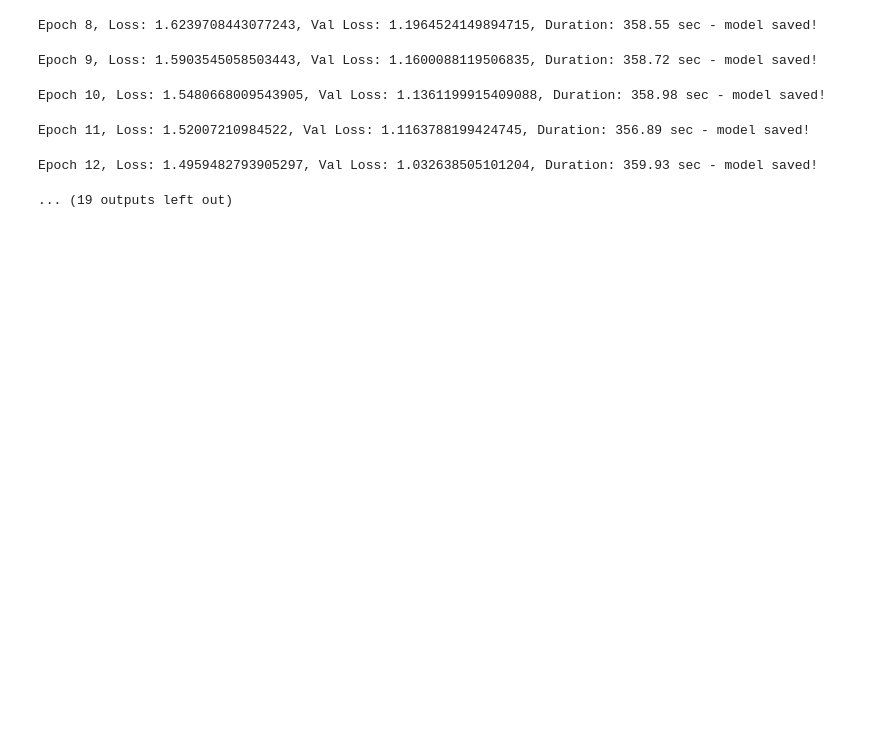
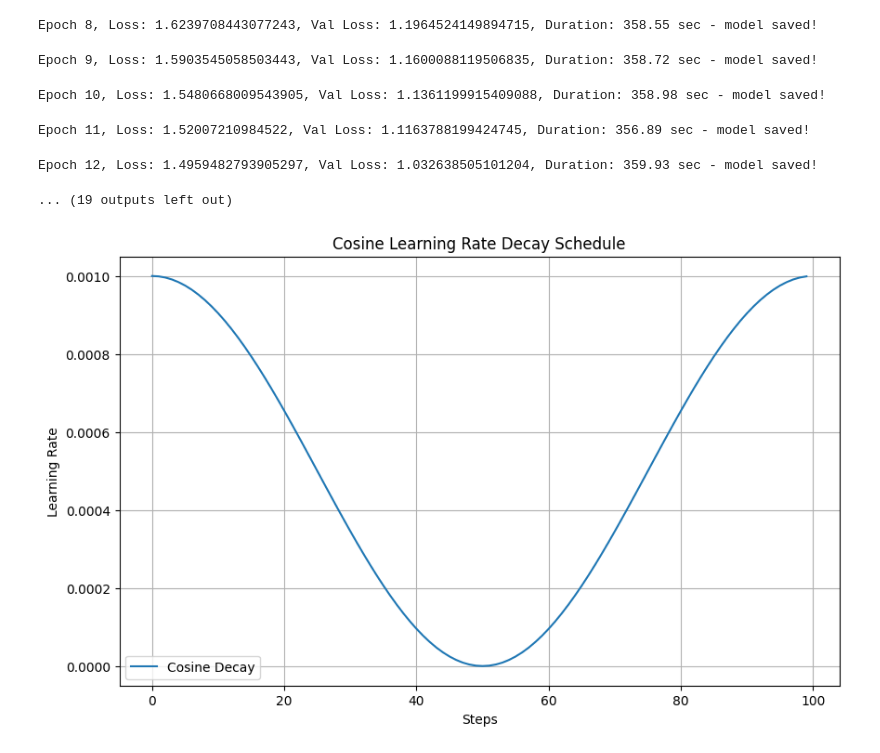
Before and after one commit to leadbreak/study, a Jupyter notebook: algorithm/03.ViT/vit.ipynb, the cells around one changed output. Cells and saved outputs as stored; diff of their text form; code cells hidden in the pictures; blank space fills up the shorter version.

```diff
--- a/algorithm/03.ViT/vit.ipynb
+++ b/algorithm/03.ViT/vit.ipynb
@@ -195,3 +195,40 @@ Epoch 10, Loss: 1.5480668009543905, Val Loss: 1.1361199915409088, Duration: 358.
 Epoch 11, Loss: 1.52007210984522, Val Loss: 1.1163788199424745, Duration: 356.89 sec - model saved!
 Epoch 12, Loss: 1.4959482793905297, Val Loss: 1.032638505101204, Duration: 359.93 sec - model saved!
 ... (19 outputs left out)
+# %%
+import torch
+from torch.optim.lr_scheduler import CosineAnnealingLR
+import matplotlib.pyplot as plt
+import numpy as np
+
+# 모델 및 옵티마이저 설정
+model = torch.nn.Linear(10, 2)  # 예시 모델
+optimizer = torch.optim.Adam(model.parameters(), lr=0.001)
+
+# 총 스텝 수
+total_steps = 100
+
+# 코사인 학습률 감소 스케줄러 설정
+scheduler_cosine = CosineAnnealingLR(optimizer, T_max=total_steps//2)
+
+# 학습률 감소 추적을 위한 리스트
+lrs_cosine = []
+
+# 코사인 스케줄러에 대해 학습률 기록
+for step in range(total_steps):
+    optimizer.step()
+    lrs_cosine.append(scheduler_cosine.get_last_lr()[0])
+    scheduler_cosine.step()
+
+# 그래프 그리기
+steps = np.arange(total_steps)
+plt.figure(figsize=(10, 6))
+plt.plot(steps, lrs_cosine, label='Cosine Decay')
+plt.xlabel('Steps')
+plt.ylabel('Learning Rate')
+plt.title('Cosine Learning Rate Decay Schedule')
+plt.legend()
+plt.grid(True)
+plt.show()
+# %% [output]
+[figure, added]
```
Also changed, not shown: parts of 1 cell of this notebook, 2 other files.
